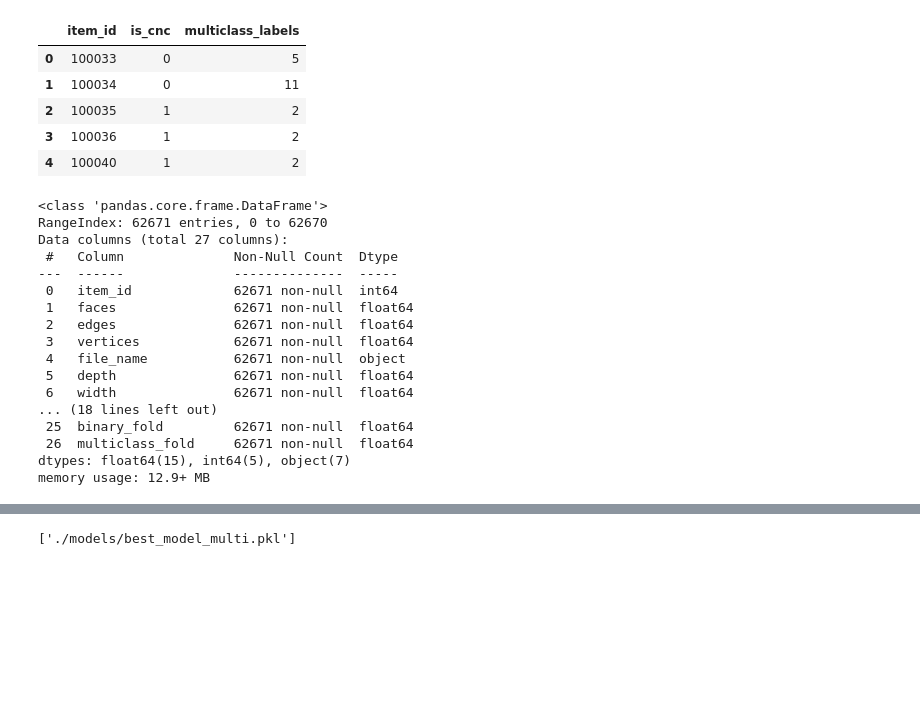
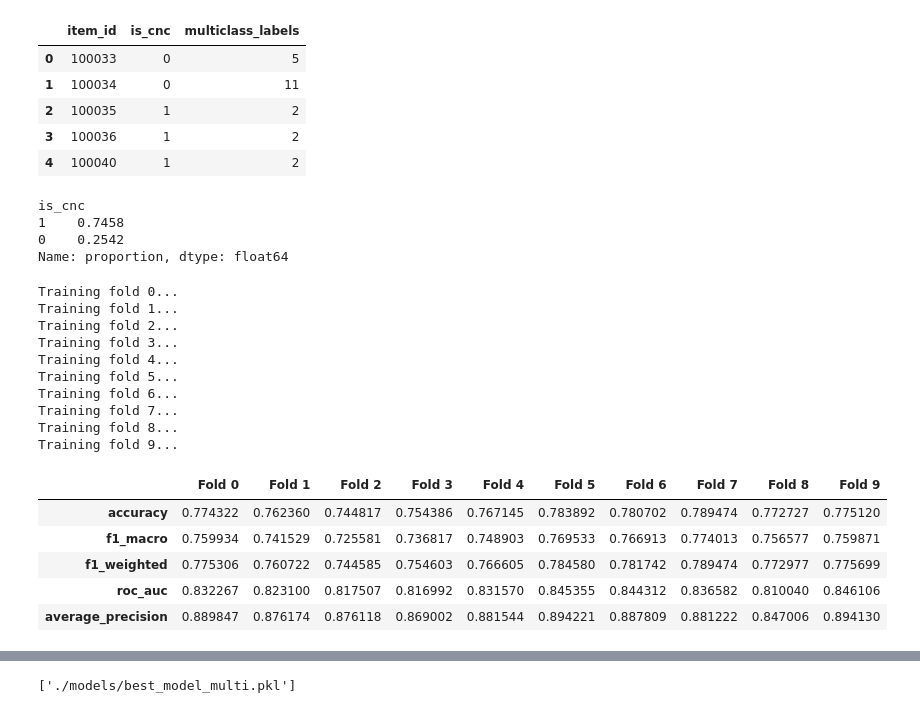
Before and after one commit to ml-phan/manufacturing-tech-gnn, a Jupyter notebook: main.ipynb, the cells around one changed output, grey strips where cells are left out. Saved outputs shown, nothing was run; the diff lists cells and outputs as text; code cells hidden in the pictures; blank space fills up the shorter version.

```diff
--- a/main.ipynb
+++ b/main.ipynb
@@ -27,3 +30,10 @@ data[["item_id", "is_cnc", "multiclass_labels"]].head()
 | 2 | 100035 | 1 | 2 |
 | 3 | 100036 | 1 | 2 |
 | 4 | 100040 | 1 | 2 |
+# %%
+data[:5000].is_cnc.value_counts(normalize=True)
+# %% [output]
+is_cnc
+1    0.7458
+0    0.2542
+Name: proportion, dtype: float64
@@ -30,20 +56,22 @@ data[["item_id", "is_cnc", "multiclass_labels"]].head()
 # %%
-data.info()
+result_binary, result_multi = training_one_fold(dataset=data)
 # %% [output]
-<class 'pandas.core.frame.DataFrame'>
-RangeIndex: 62671 entries, 0 to 62670
-Data columns (total 27 columns):
- #   Column              Non-Null Count  Dtype
----  ------              --------------  -----
- 0   item_id             62671 non-null  int64
- 1   faces               62671 non-null  float64
- 2   edges               62671 non-null  float64
- 3   vertices            62671 non-null  float64
- 4   file_name           62671 non-null  object
- 5   depth               62671 non-null  float64
- 6   width               62671 non-null  float64
-... (18 lines left out)
- 25  binary_fold         62671 non-null  float64
- 26  multiclass_fold     62671 non-null  float64
-dtypes: float64(15), int64(5), object(7)
-memory usage: 12.9+ MB
+Training fold 0...
+Training fold 1...
+Training fold 2...
+Training fold 3...
+Training fold 4...
+Training fold 5...
+Training fold 6...
+Training fold 7...
+Training fold 8...
+Training fold 9...
+# %%
+result_binary
+# %% [output]
+|  | Fold 0 | Fold 1 | Fold 2 | Fold 3 | Fold 4 | Fold 5 | Fold 6 | Fold 7 | Fold 8 | Fold 9 |
+| accuracy | 0.774322 | 0.762360 | 0.744817 | 0.754386 | 0.767145 | 0.783892 | 0.780702 | 0.789474 | 0.772727 | 0.775120 |
+| f1_macro | 0.759934 | 0.741529 | 0.725581 | 0.736817 | 0.748903 | 0.769533 | 0.766913 | 0.774013 | 0.756577 | 0.759871 |
+| f1_weighted | 0.775306 | 0.760722 | 0.744585 | 0.754603 | 0.766605 | 0.784580 | 0.781742 | 0.789474 | 0.772977 | 0.775699 |
+| roc_auc | 0.832267 | 0.823100 | 0.817507 | 0.816992 | 0.831570 | 0.845355 | 0.844312 | 0.836582 | 0.810040 | 0.846106 |
+| average_precision | 0.889847 | 0.876174 | 0.876118 | 0.869002 | 0.881544 | 0.894221 | 0.887809 | 0.881222 | 0.847006 | 0.894130 |
```
Also changed, not shown: parts of 22 cells of this notebook, 15 other files.
